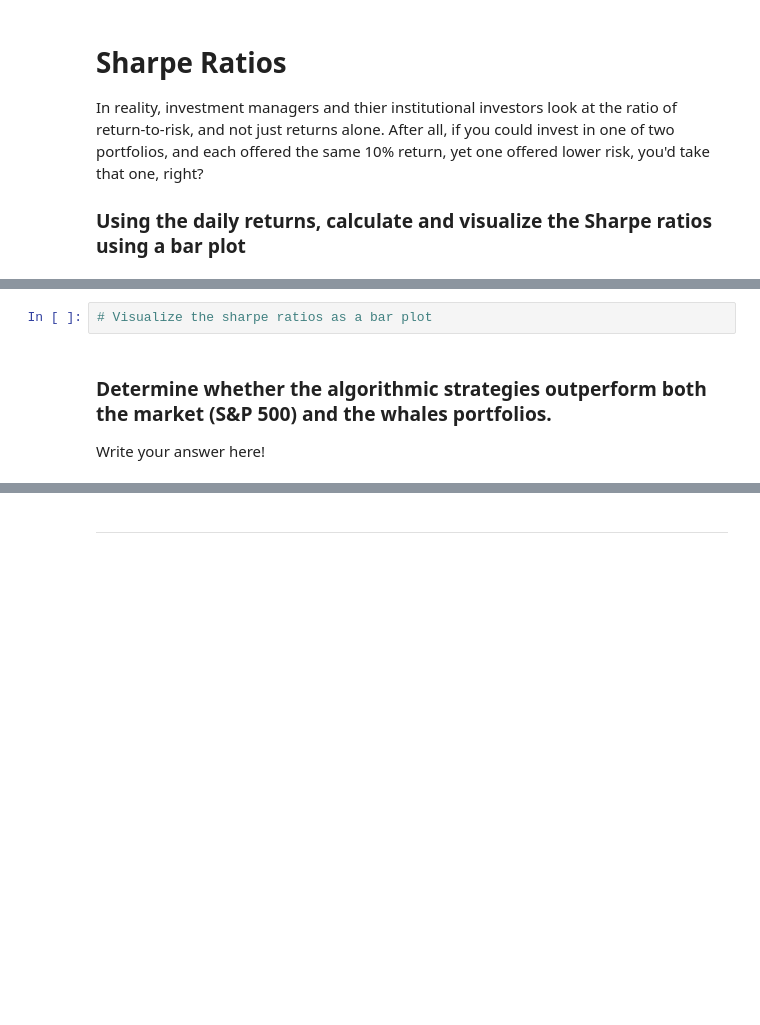
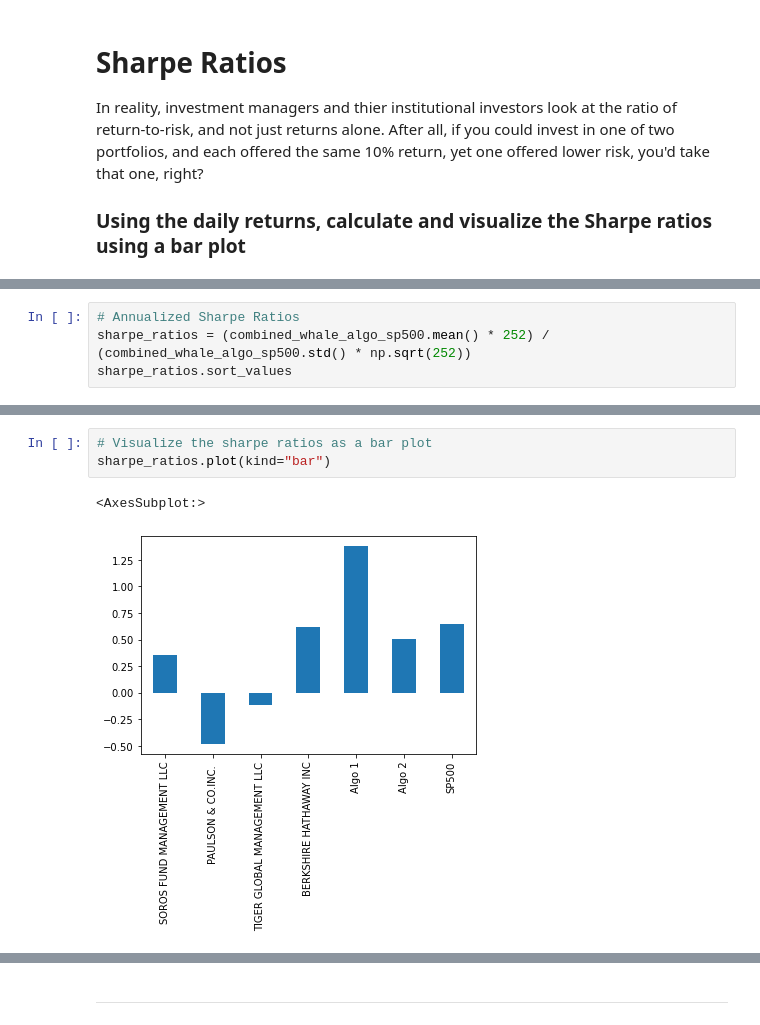
Before and after one commit to mmfsb/Pandas_Homework, a Jupyter notebook: Whale/whale_analysis.ipynb, the cells around one changed output, grey strips where cells are left out. Saved outputs shown, nothing was run; the diff lists cells and outputs as text; blank space fills up the shorter version.

Commit message:
sharpe ratios

```diff
--- a/Whale/whale_analysis.ipynb
+++ b/Whale/whale_analysis.ipynb
@@ -465,0 +464,4 @@ In reality, investment managers and thier institutional investors look at the ra
+# %%
+# Annualized Sharpe Ratios
+sharpe_ratios = (combined_whale_algo_sp500.mean() * 252) / (combined_whale_algo_sp500.std() * np.sqrt(252))
+sharpe_ratios.sort_values
@@ -466,6 +477,6 @@ In reality, investment managers and thier institutional investors look at the ra
 # %%
 # Visualize the sharpe ratios as a bar plot
+sharpe_ratios.plot(kind="bar")
+# %% [output]
+<AxesSubplot:>
+[figure, added]
-# %% [markdown]
-### Determine whether the algorithmic strategies outperform both the market (S&P 500) and the whales portfolios.
-
-Write your answer here!
```
Also changed, not shown: parts of 5 cells of this notebook.
